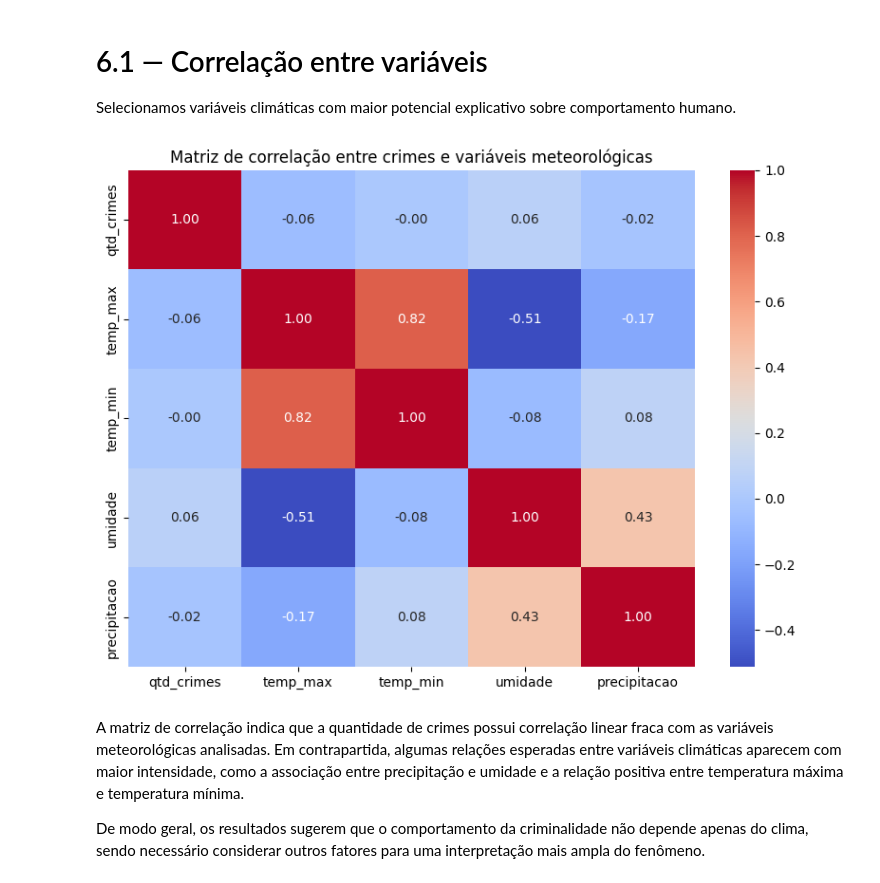
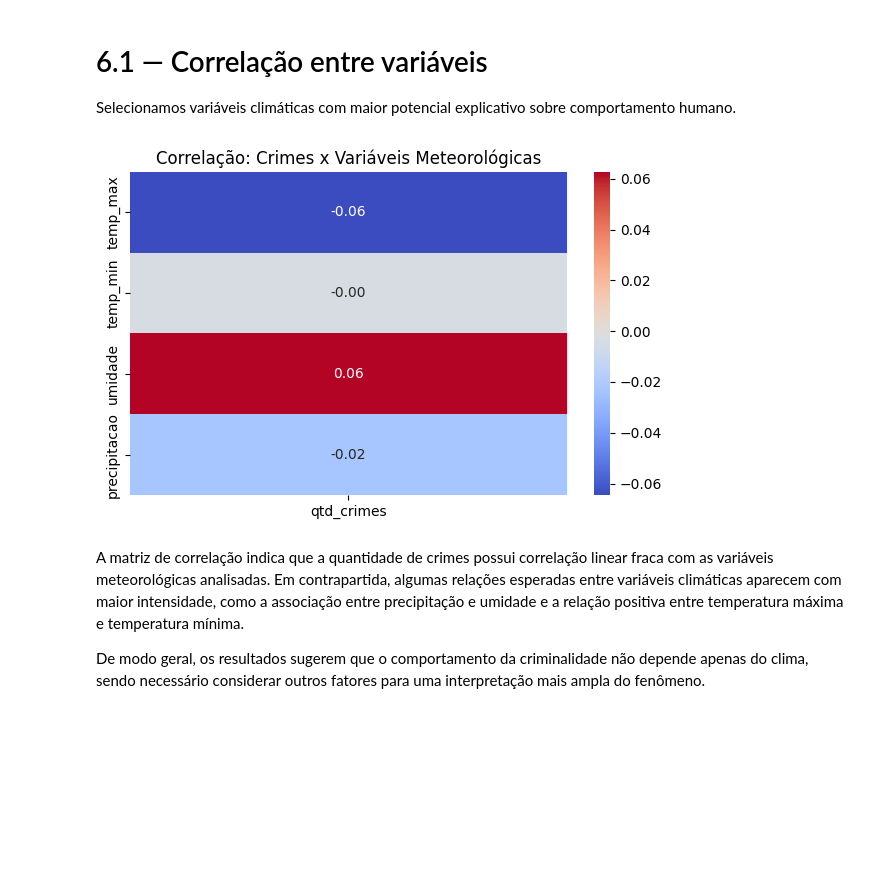
Before and after one commit to Alek-2321/Trabalho_Machine_Learning_F.Posser, a Jupyter notebook: machine_learning_trabalho_F_Posser.ipynb, the cells around one changed output. Drawn from its saved outputs; the diff is of its cells as text; code cells hidden in the pictures; blank space fills up the shorter version.

Commit message:
Trabalho - Dados Metereológicos X Crimes

```diff
--- a/machine_learning_trabalho_F_Posser.ipynb
+++ b/machine_learning_trabalho_F_Posser.ipynb
@@ -509,27 +525,28 @@ Selecionamos variáveis climáticas com maior potencial explicativo sobre compor
 # %%
 import matplotlib.pyplot as plt
 import seaborn as sns
 
 colunas_relevantes = [
     "qtd_crimes",
     "temp_max",
     "temp_min",
     "umidade",
     "precipitacao"
 ]
 
 df_corr = df_final[colunas_relevantes].copy()
 
-
 correlacoes = df_corr.corr()
 
+# Pega só a correlação com qtd_crimes
+cor_crimes = correlacoes[["qtd_crimes"]].drop("qtd_crimes")
 
-plt.figure(figsize=(8, 6))
-sns.heatmap(correlacoes, annot=True, cmap="coolwarm", fmt=".2f")
-plt.title("Matriz de correlação entre crimes e variáveis meteorológicas")
+plt.figure(figsize=(6, 4))
+sns.heatmap(cor_crimes, annot=True, cmap="coolwarm", fmt=".2f")
+plt.title("Correlação: Crimes x Variáveis Meteorológicas")
 plt.tight_layout()
 # %% [output]
-[figure, old version]
+[figure, new version]
 # %% [markdown]
 A matriz de correlação indica que a quantidade de crimes possui correlação linear fraca com as variáveis meteorológicas analisadas. Em contrapartida, algumas relações esperadas entre variáveis climáticas aparecem com maior intensidade, como a associação entre precipitação e umidade e a relação positiva entre temperatura máxima e temperatura mínima.
 
```
Also changed, not shown: parts of 5 cells of this notebook.
